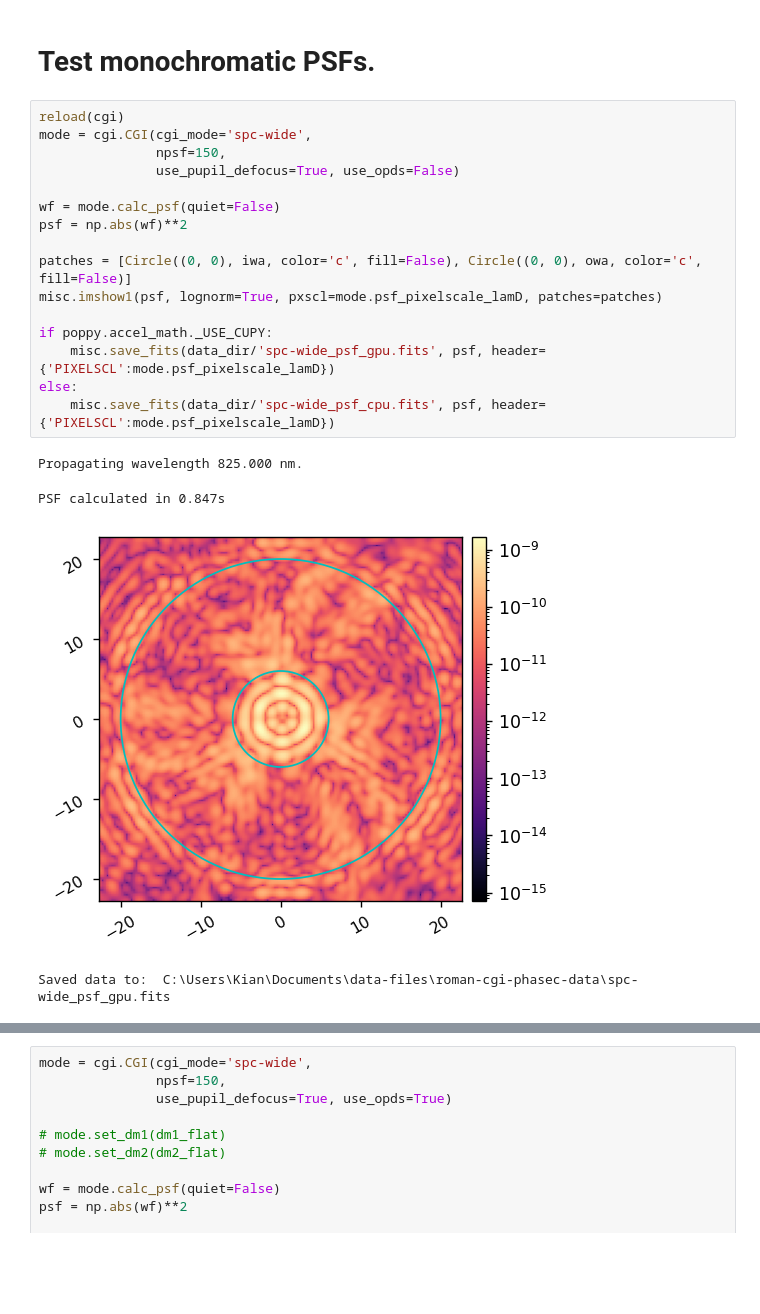
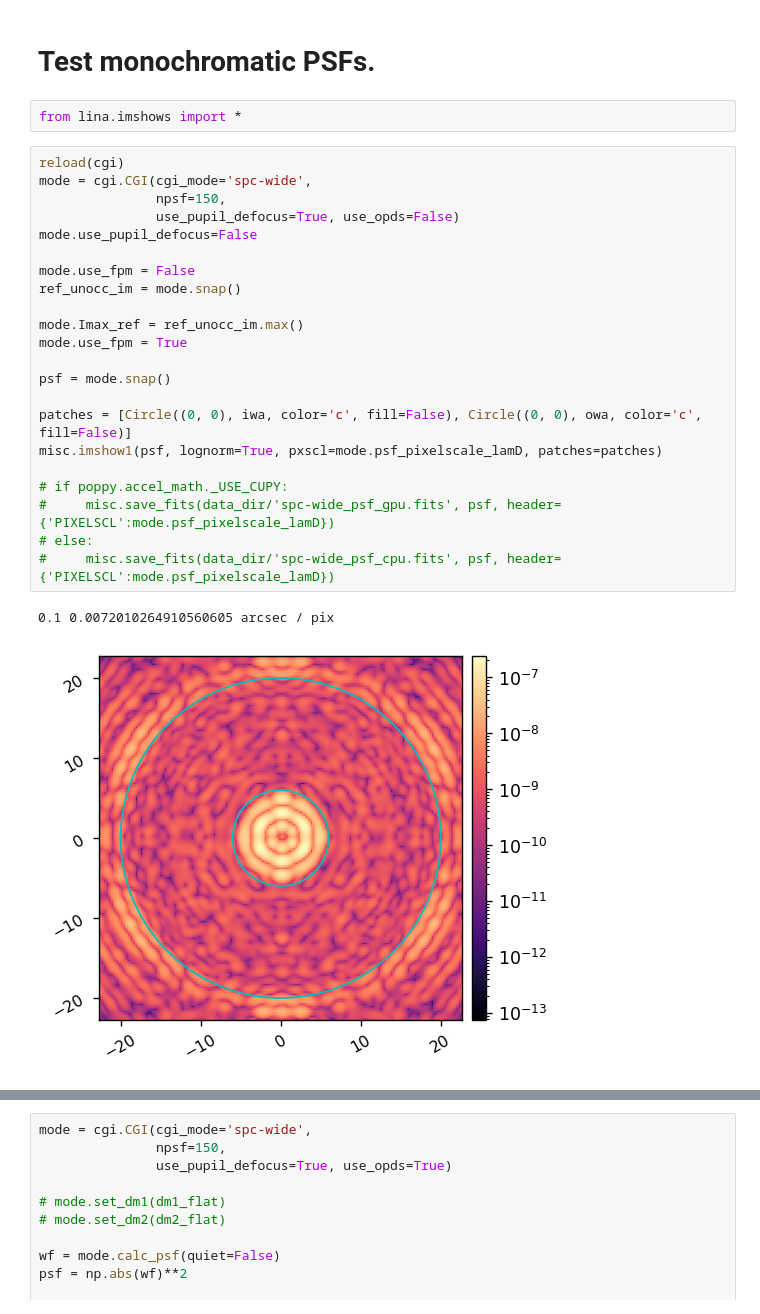
Before and after one commit to kian1377/cgi_phasec_poppy, a Jupyter notebook: example-notebooks/poppy_spc_wide_tests.ipynb, the cells around one changed output, grey strips where cells are left out. Cells and saved outputs as stored; diff of their text form; blank space fills up the shorter version.

```diff
--- a/example-notebooks/poppy_spc_wide_tests.ipynb
+++ b/example-notebooks/poppy_spc_wide_tests.ipynb
@@ -39,24 +39,30 @@ poppy.conf.use_mkl = True
 poppy.conf.use_fftw = True
 # %% [markdown]
 # Test monochromatic PSFs.
+# %%
+from lina.imshows import *
 # %%
 reload(cgi)
 mode = cgi.CGI(cgi_mode='spc-wide',
                npsf=150,
                use_pupil_defocus=True, use_opds=False)
+mode.use_pupil_defocus=False
 
-wf = mode.calc_psf(quiet=False)
-psf = np.abs(wf)**2
+mode.use_fpm = False
+ref_unocc_im = mode.snap()
+
+mode.Imax_ref = ref_unocc_im.max()
+mode.use_fpm = True
+
+psf = mode.snap()
 
 patches = [Circle((0, 0), iwa, color='c', fill=False), Circle((0, 0), owa, color='c', fill=False)]
 misc.imshow1(psf, lognorm=True, pxscl=mode.psf_pixelscale_lamD, patches=patches)
 
-if poppy.accel_math._USE_CUPY:
-    misc.save_fits(data_dir/'spc-wide_psf_gpu.fits', psf, header={'PIXELSCL':mode.psf_pixelscale_lamD})
-else:
-    misc.save_fits(data_dir/'spc-wide_psf_cpu.fits', psf, header={'PIXELSCL':mode.psf_pixelscale_lamD})
+# if poppy.accel_math._USE_CUPY:
+#     misc.save_fits(data_dir/'spc-wide_psf_gpu.fits', psf, header={'PIXELSCL':mode.psf_pixelscale_lamD})
+# else:
+#     misc.save_fits(data_dir/'spc-wide_psf_cpu.fits', psf, header={'PIXELSCL':mode.psf_pixelscale_lamD})
 # %% [output]
-Propagating wavelength 825.000 nm.
+0.1 0.0072010264910560605 arcsec / pix
-PSF calculated in 0.847s
-[figure, old version]
+[figure, new version]
-Saved data to:  C:\Users\Kian\Documents\data-files\roman-cgi-phasec-data\spc-wide_psf_gpu.fits
```
Also changed, not shown: parts of 6 cells of this notebook, 4 other files.
